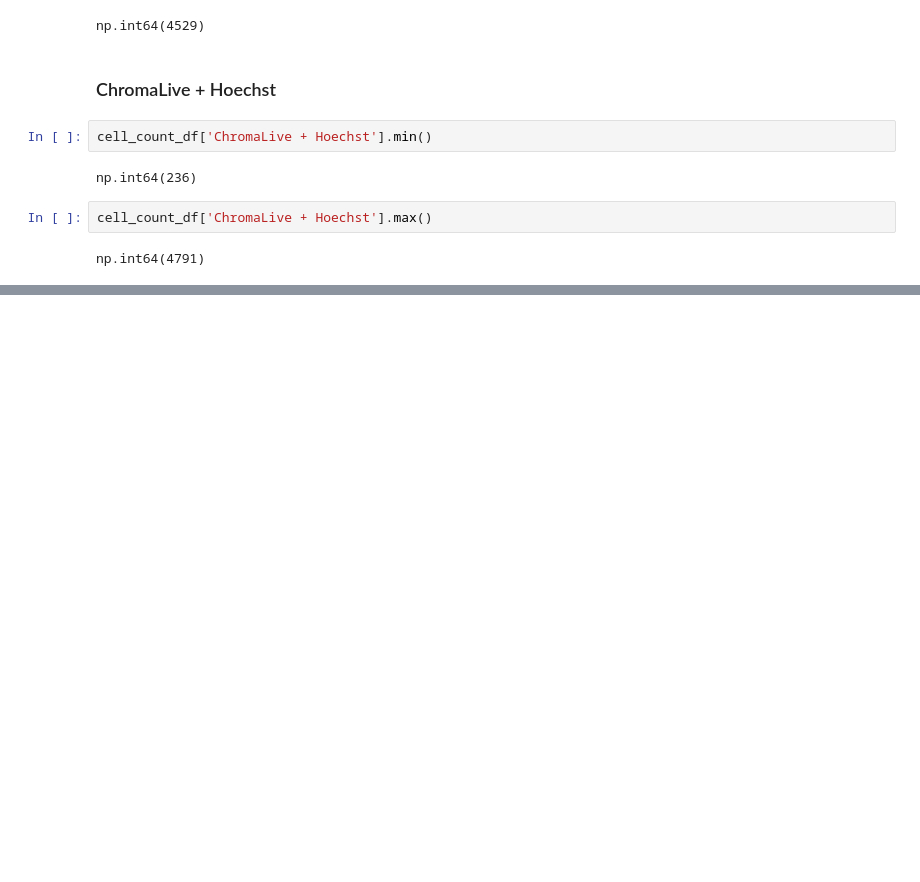
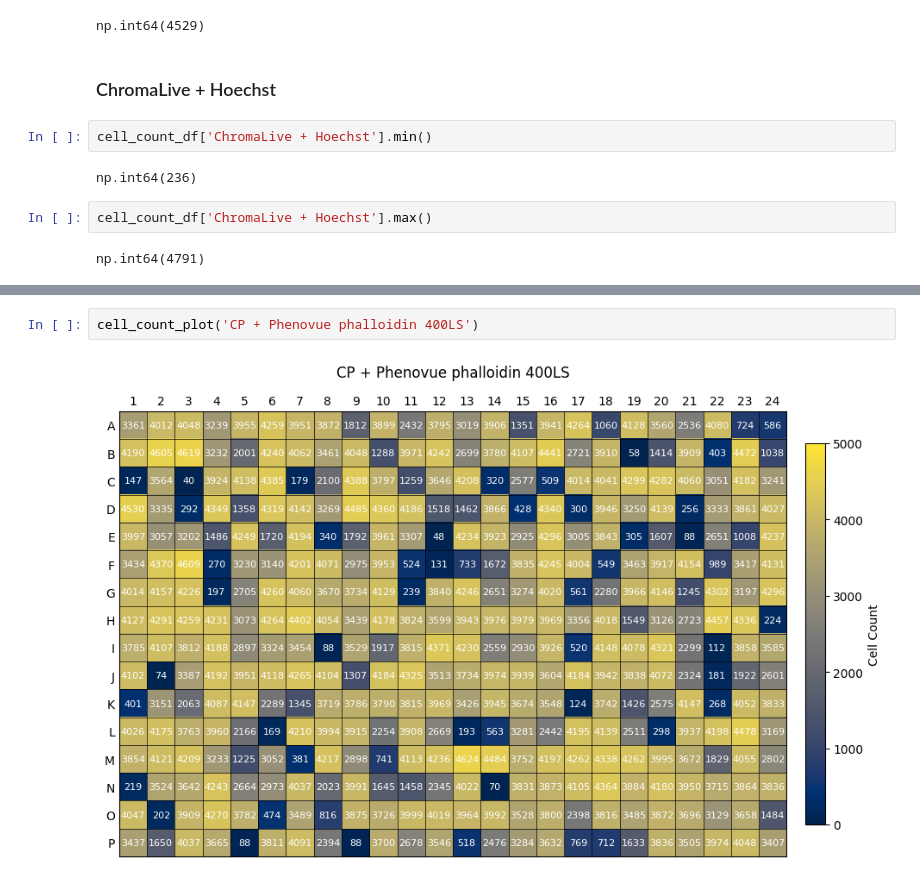
Before and after one commit to broadinstitute/2022_09_07_New_phenotypic_dye_testing_CDoT_Broad_Analysis, a Jupyter notebook: notebooks/Cellcounts_supplementary.ipynb, the cells around one changed output, grey strips where cells are left out. Saved outputs shown, nothing was run; the diff lists cells and outputs as text; blank space fills up the shorter version.

```diff
--- a/notebooks/Cellcounts_supplementary.ipynb
+++ b/notebooks/Cellcounts_supplementary.ipynb
@@ -134,0 +247,4 @@ np.int64(4791)
+# %%
+cell_count_plot('CP + Phenovue phalloidin 400LS')
+# %% [output]
+[figure, added]
```
Also changed, not shown: parts of 14 cells of this notebook, 9 other files.
